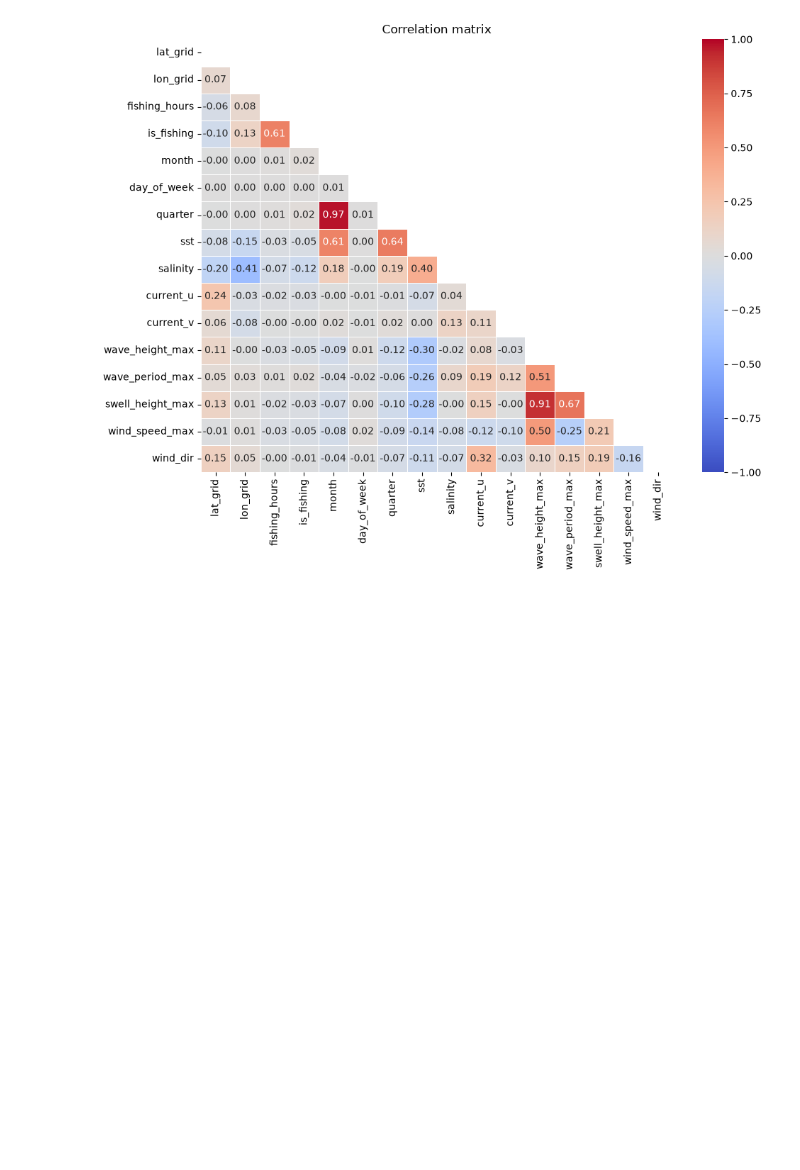
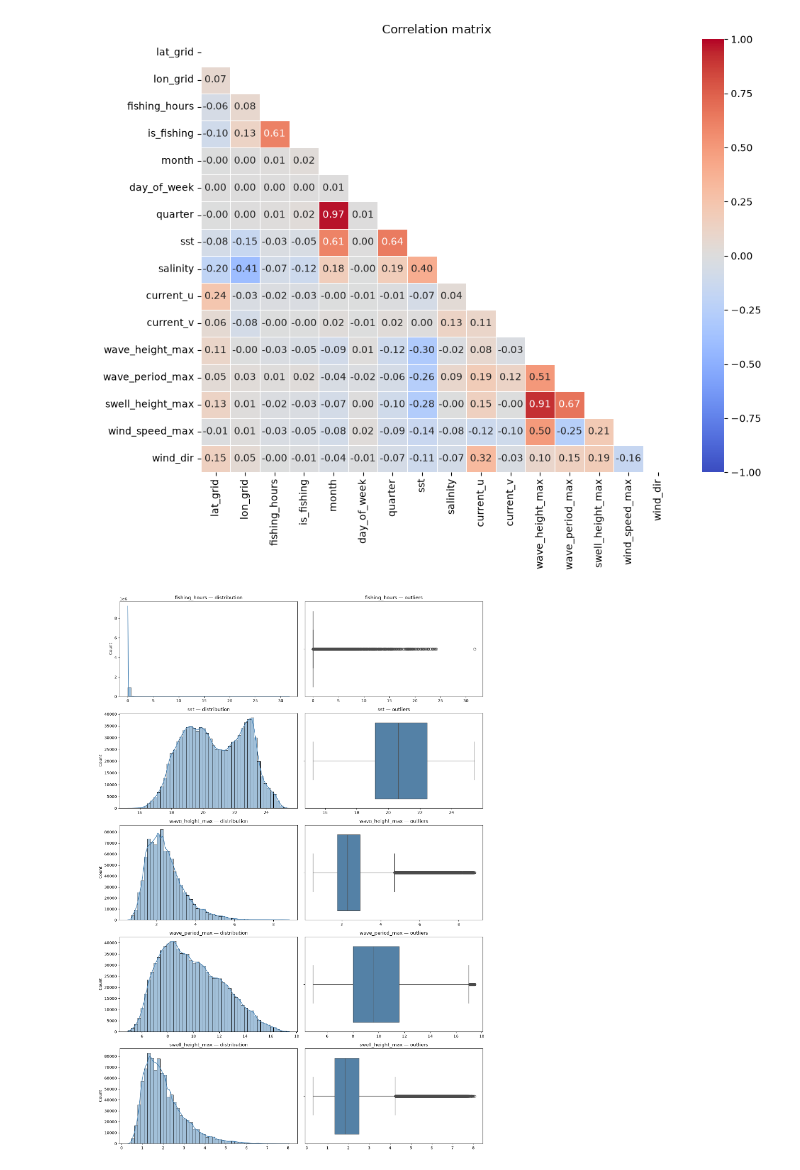
Before and after one commit to 3alae-22/ML-PROJECT, a Jupyter notebook: notebooks/02_eda.ipynb, the cells around one changed output. Saved outputs shown, nothing was run; the diff lists cells and outputs as text; code cells hidden in the pictures; blank space fills up the shorter version.

```diff
--- a/notebooks/02_eda.ipynb
+++ b/notebooks/02_eda.ipynb
@@ -31,3 +31,25 @@ plt.tight_layout()
 plt.show()
 # %% [output]
 [figure]
+# %%
+df=df.set_index('date')
+# %%
+num_cols = ["fishing_hours", "sst", "wave_height_max", "wave_period_max", "swell_height_max"]
+
+fig, axes = plt.subplots(nrows=len(num_cols), ncols=2, figsize=(14, 4 * len(num_cols)))
+
+for i, col in enumerate(num_cols):
+    # histogram
+    sns.histplot(df[col], ax=axes[i, 0], bins=50, color="steelblue", kde=True)
+    axes[i, 0].set_title(f"{col} — distribution")
+    axes[i, 0].set_xlabel("")
+
+    # boxplot
+    sns.boxplot(x=df[col], ax=axes[i, 1], color="steelblue")
+    axes[i, 1].set_title(f"{col} — outliers")
+    axes[i, 1].set_xlabel("")
+
+plt.tight_layout()
+plt.show()
+# %% [output]
+[figure, added]
```
Also changed, not shown: parts of 13 cells of this notebook, 3 other files.
